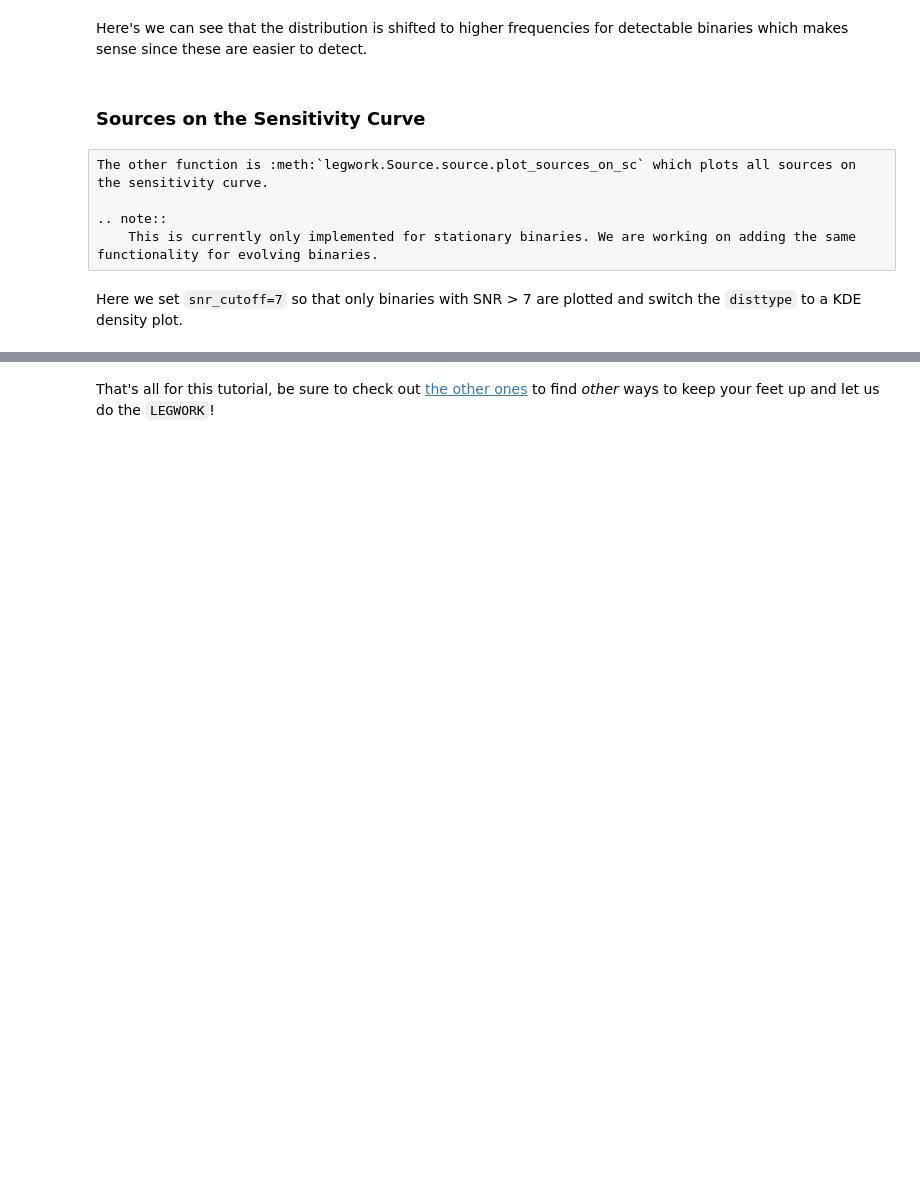
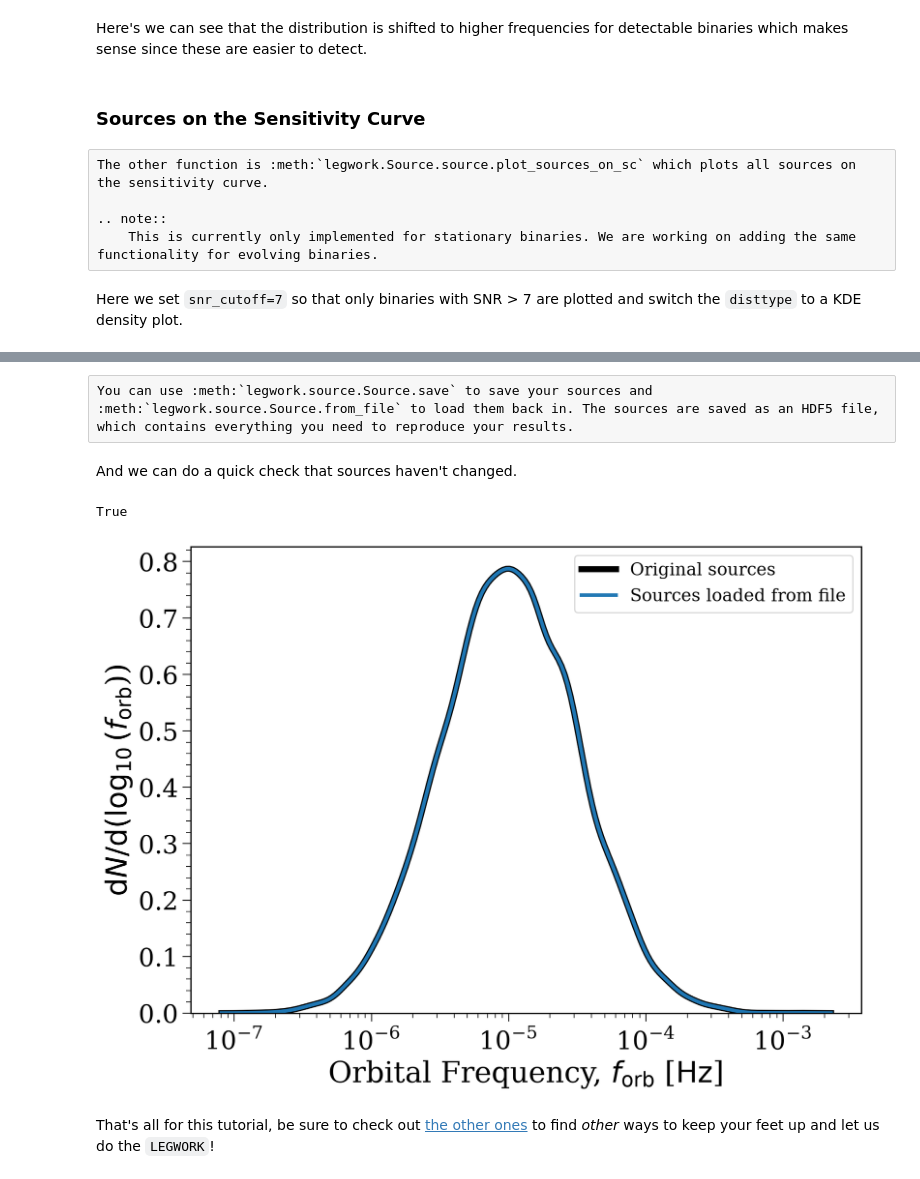
Before and after one commit to TeamLEGWORK/LEGWORK, a Jupyter notebook: docs/notebooks/Source.ipynb, the cells around one changed output, grey strips where cells are left out. Drawn from its saved outputs; the diff is of its cells as text; code cells hidden in the pictures; blank space fills up the shorter version.

Commit message:
update docs with new source abilities

```diff
--- a/docs/notebooks/Source.ipynb
+++ b/docs/notebooks/Source.ipynb
@@ -407,2 +439,18 @@ fig, ax = sources.plot_sources_on_sc(snr_cutoff=7, disttype="kde")
+# %% [raw]
+You can use :meth:`legwork.source.Source.save` to save your sources and :meth:`legwork.source.Source.from_file` to load them back in. The sources are saved as an HDF5 file, which contains everything you need to reproduce your results.
+# %%
+sources.save("my_lovely_legwork_sources.h5")
+loaded_sources = lw.source.Source.from_file("my_lovely_legwork_sources.h5")
+# %% [markdown]
+And we can do a quick check that sources haven't changed.
+# %%
+print(np.all(sources.snr == loaded_sources.snr))
+fig, ax = sources.plot_source_variables("f_orb", log_scale=True, disttype="kde", linewidth=5, label="Original sources", show=False, color="k")
+fig, ax = loaded_sources.plot_source_variables("f_orb", log_scale=True, disttype="kde", linewidth=3, label="Sources loaded from file", fig=fig, ax=ax, show=False)
+ax.legend(fontsize=0.6*fs)
+plt.show()
+# %% [output]
+True
+[figure, added]
 # %% [markdown]
 That's all for this tutorial, be sure to check out [the other ones](../tutorials.rst) to find *other* ways to keep your feet up and let us do the `LEGWORK`!
```
Also changed, not shown: parts of 23 cells of this notebook.
